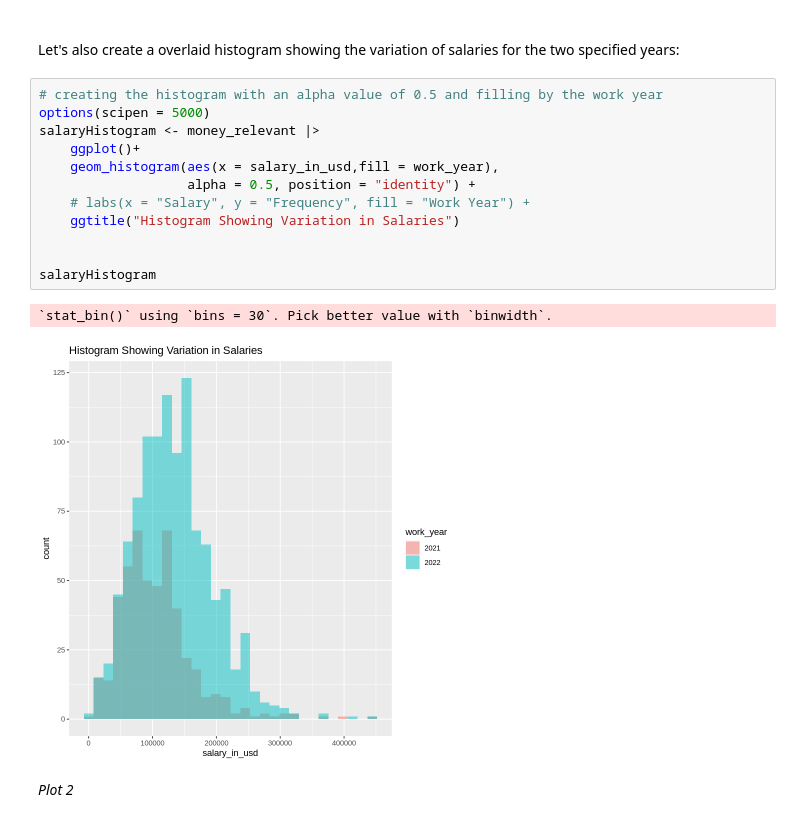
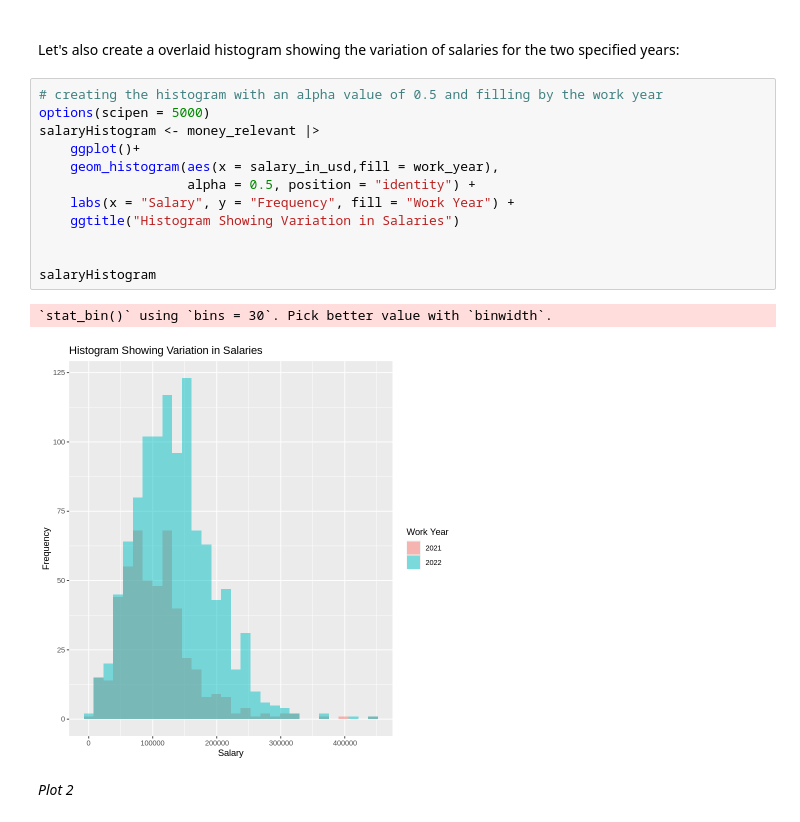
Before and after one commit to joelbonnie/CyberSecSalaryInference, a Jupyter notebook: finalReport.ipynb, the cells around one changed output. Cells and saved outputs as stored; diff of their text form.

```diff
--- a/finalReport.ipynb
+++ b/finalReport.ipynb
@@ -134,18 +135,18 @@ The boxplot shows that the average annual salary is greater in 2022 and in 2021,
 # %%
 # creating the histogram with an alpha value of 0.5 and filling by the work year
 options(scipen = 5000)
 salaryHistogram <- money_relevant |>
     ggplot()+
     geom_histogram(aes(x = salary_in_usd,fill = work_year),
                    alpha = 0.5, position = "identity") +
-    # labs(x = "Salary", y = "Frequency", fill = "Work Year") +
+    labs(x = "Salary", y = "Frequency", fill = "Work Year") +
     ggtitle("Histogram Showing Variation in Salaries")
 
 
 salaryHistogram
 # %% [output]
 `stat_bin()` using `bins = 30`. Pick better value with `binwidth`.
-[figure, old version]
+[figure, new version]
 # %% [markdown]
 *Plot 2*
 # %% [markdown]
```
Also changed, not shown: parts of 1 cell of this notebook.
